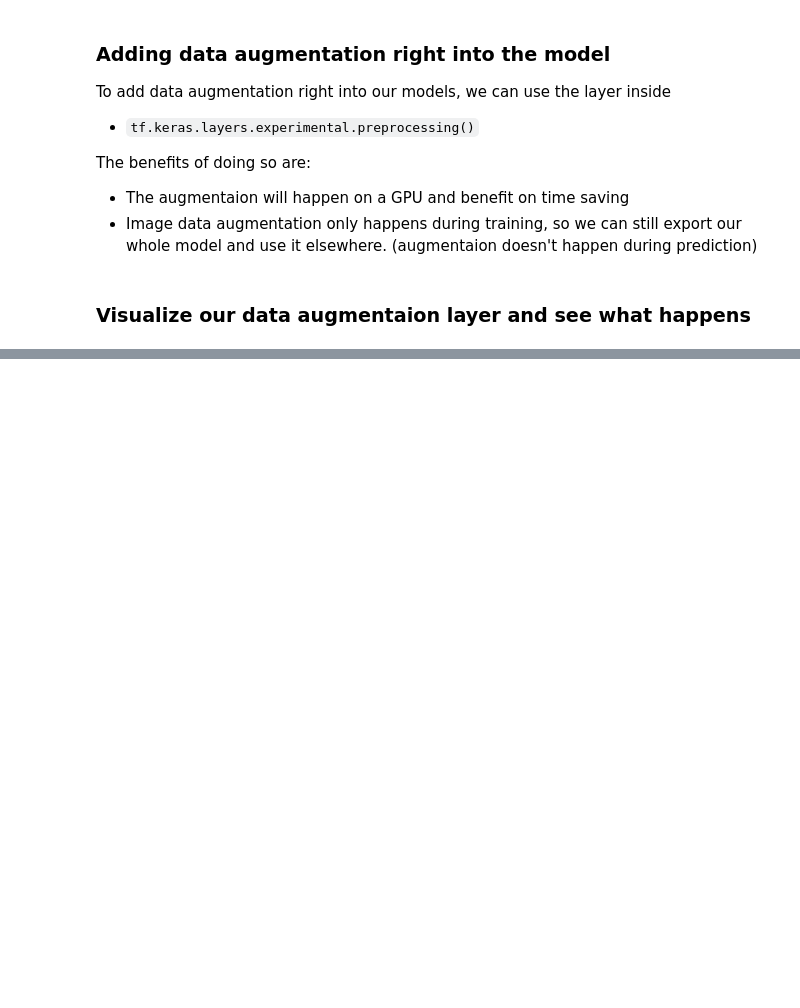
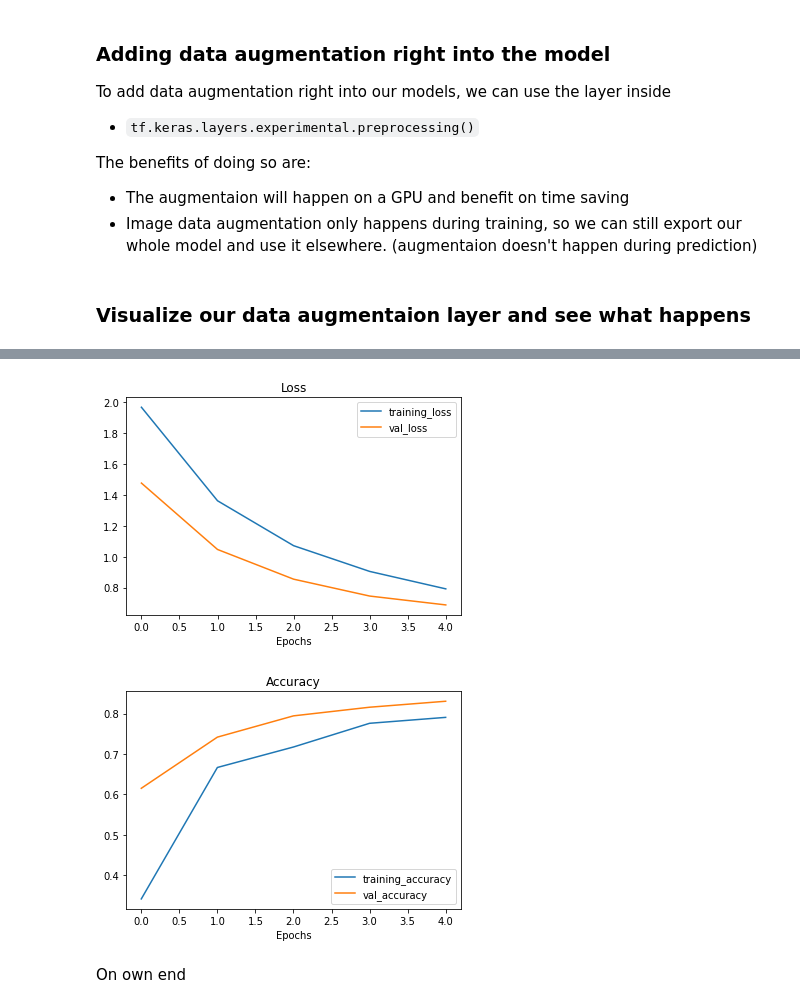
Before and after one commit to shashwat9kumar/ML-And-DataScience, a Jupyter notebook: Tensorflow/05_transfer_learning_with_tensorflow_part_2_fine_tuning.ipynb, the cells around one changed output, grey strips where cells are left out. Drawn from its saved outputs; the diff is of its cells as text; code cells hidden in the pictures; blank space fills up the shorter version.

```diff
--- a/Tensorflow/05_transfer_learning_with_tensorflow_part_2_fine_tuning.ipynb
+++ b/Tensorflow/05_transfer_learning_with_tensorflow_part_2_fine_tuning.ipynb
@@ -523,0 +635,33 @@ plt.axis(False);
+# %%
+data_aug = tf.keras.Sequential(
+    [
+     preprocessing.RandomFlip("horizontal"),
+     preprocessing.RandomRotation(0.2),
+     preprocessing.RandomZoom(0.2),
+     preprocessing.RandomHeight(0.2),
+     preprocessing.RandomWidth(0.2)
+    ], name="data_augmentation"
+)
+# %%
+base_model_needed = tf.keras.applications.EfficientNetB0(include_top=False)
+base_model_needed.trainable=False
+
+inputs = layers.Input(shape=(224,224,3), name="Input_layer")
+x = data_aug(inputs)
+x = base_model_needed(x, training=False)
+x = layers.GlobalAveragePooling2D()(x)
+outputs = layers.Dense(10, name="Output_layer", activation="softmax")(x)
+
+model_2_on_own = tf.keras.Model(inputs, outputs)
+# %%
+model_2_on_own.compile(loss="categorical_crossentropy",
+                       optimizer=tf.keras.optimizers.Adam(),
+                       metrics=["accuracy"])
+
+histroy_2_on_own = model_2_on_own.fit(train_data_10_percent,
+                   epochs=5,
+                   steps_per_epoch=len(train_data_10_percent),
+                   validation_data=test_data,
+                   validation_steps=int(0.25 * len(test_data)),
+                   callbacks= [create_tensorboard_callback(dir_name="transfer_learning",
+                                                                       experiment_name="10_percent_data_aug_on_own")])
@@ -523,0 +685,7 @@ plt.axis(False);
+# %%
+plot_loss_curves(histroy_2_on_own)
+# %% [output]
+[figure, added]
+[figure, added]
+# %% [markdown]
+On own end
```
Also changed, not shown: parts of 38 cells of this notebook.
